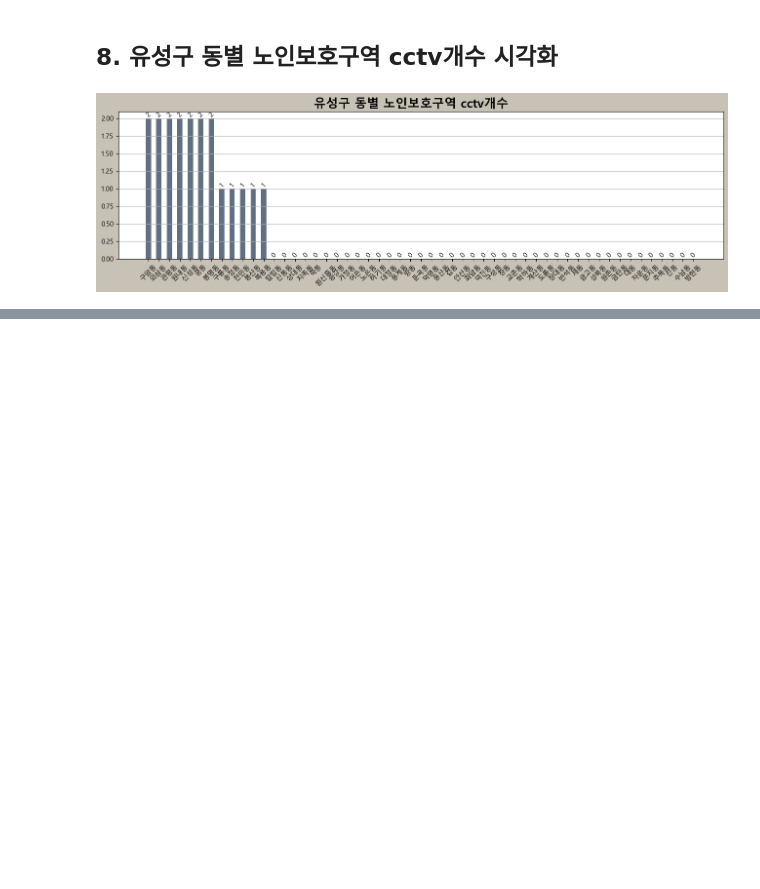
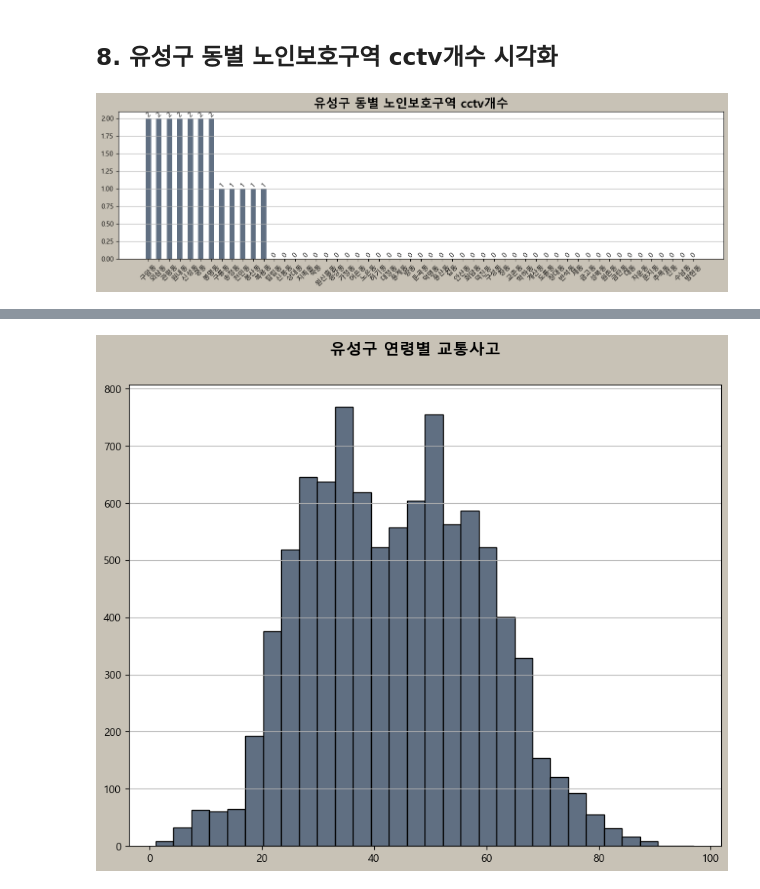
Before and after one commit to VangsillEE/eldercarac, a Jupyter notebook: EDA.ipynb, the cells around one changed output, grey strips where cells are left out. Cells and saved outputs as stored; diff of their text form; code cells hidden in the pictures; blank space fills up the shorter version.

```diff
--- a/EDA.ipynb
+++ b/EDA.ipynb
@@ -22,6 +22,9 @@ elder_caracc_Yuseonggu_data = pd.read_csv("./data/2020_고령교통사고수.csv
 display(elder_caracc_Yuseonggu_data.head())
 flow_Yuseonggu_data = pd.read_csv("./data/2020_시간대별_유동인구.csv",index_col=0)
 display(flow_Yuseonggu_data.head())
+traffic_Yuseonggu_data = pd.read_csv("./data/대전광역시 유성구_교통사고 현황_20211231.csv", encoding='cp949', index_col=0)
+traffic_Yuseonggu_data = traffic_Yuseonggu_data.reset_index(drop=True)
+display(traffic_Yuseonggu_data.head())
 # %% [output]
 |  | 법정동이름 | 차량등록대수 | 교통사고수 | 경로당 | cctv개수 | 노인보호구역 | 노인보호구역_cctv개수 |
 | 0 | 가정동 | 446 | 85 | 0 | 13 | 0 | 0 |
@@ -571,0 +684,14 @@ plt.savefig('유성구 동별 노인보호구역 cctv개수.jpeg')
+# %%
+plt.figure(figsize=(10,8), dpi=100, facecolor='#C8C2B6')
+X = traffic_Yuseonggu_data['cat_피해자연령'].value_counts().index
+Y = traffic_Yuseonggu_data['cat_피해자연령'].value_counts()
+# plt.bar(X,Y, color ="#606F82")
+# plt.xticks(X, ["20세 미만", "40세 미만", "60세 미만", "80세 미만", "100세 미만"])
+plt.suptitle("유성구 연령별 교통사고",fontsize=15,y=0.95, fontweight = 'bold')
+# for i, row in enumerate(range(len(X))):
+#     plt.text(X[i],Y[i],"{}".format(Y[i]), size = 10, va= "bottom", ha = "center")
+plt.hist(traffic_Yuseonggu_data["피해자연령"],bins=30, color ="#606F82", edgecolor = "k")
+plt.grid(axis = "y")
+plt.savefig('유성구 연령별 교통사고.jpeg')
+# %% [output]
+[figure, added]
```
Also changed, not shown: parts of 13 cells of this notebook.
